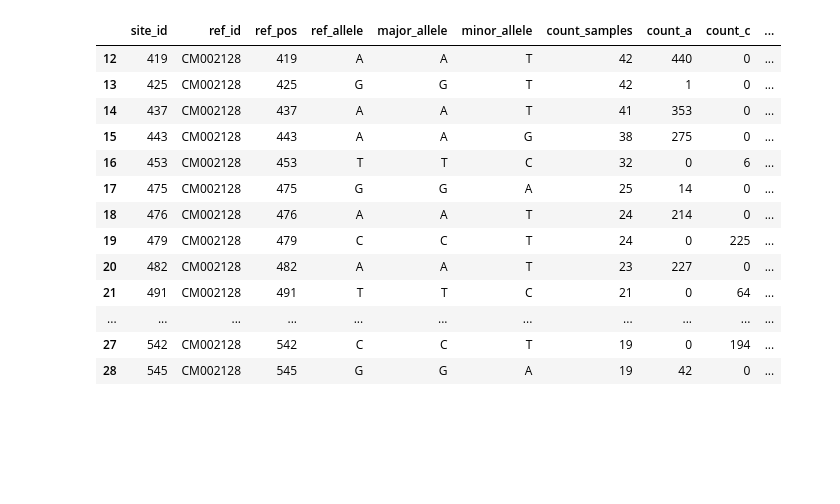
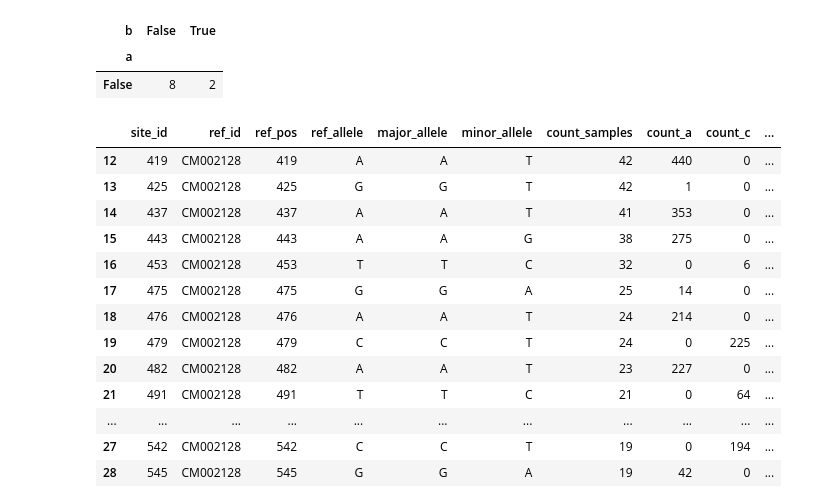
Before and after one commit to surh/micropopgen, a Jupyter notebook: midas/analyze_midas_snps/permutation_mktest.ipynb, the cells around one changed output. Saved outputs shown, nothing was run; the diff lists cells and outputs as text; code cells hidden in the pictures; blank space fills up the shorter version.

```diff
--- a/midas/analyze_midas_snps/permutation_mktest.ipynb
+++ b/midas/analyze_midas_snps/permutation_mktest.ipynb
@@ -79,0 +158,18 @@ sum(freq.iloc[0,1:] * depth.iloc[0,1:])
+# %%
+a = freq.iloc[0,1:] > 0.5
+b = depth.iloc[0,1:] > 1
+# print(a)
+# print(b)
+
+a = a[0:10]
+b = b[0:10]
+
+print(len(a))
+print(len(b))
+
+# a = pd.Series([True, True, True, False,
+#               False, False])
+# b = pd.Series([False, True, False, True,
+#               False, True])
+print(a)
+print(b)
@@ -80,3 +197,9 @@ sum(freq.iloc[0,1:] * depth.iloc[0,1:])
+# %%
+pd.crosstab(a,b, colnames=['b'], rownames=['a'])
+# %% [output]
+| b | False | True |
+| a |  |  |
+| False | 8 | 2 |
 # %%
 info
 # %% [output]
```
Also changed, not shown: parts of 14 cells of this notebook.
